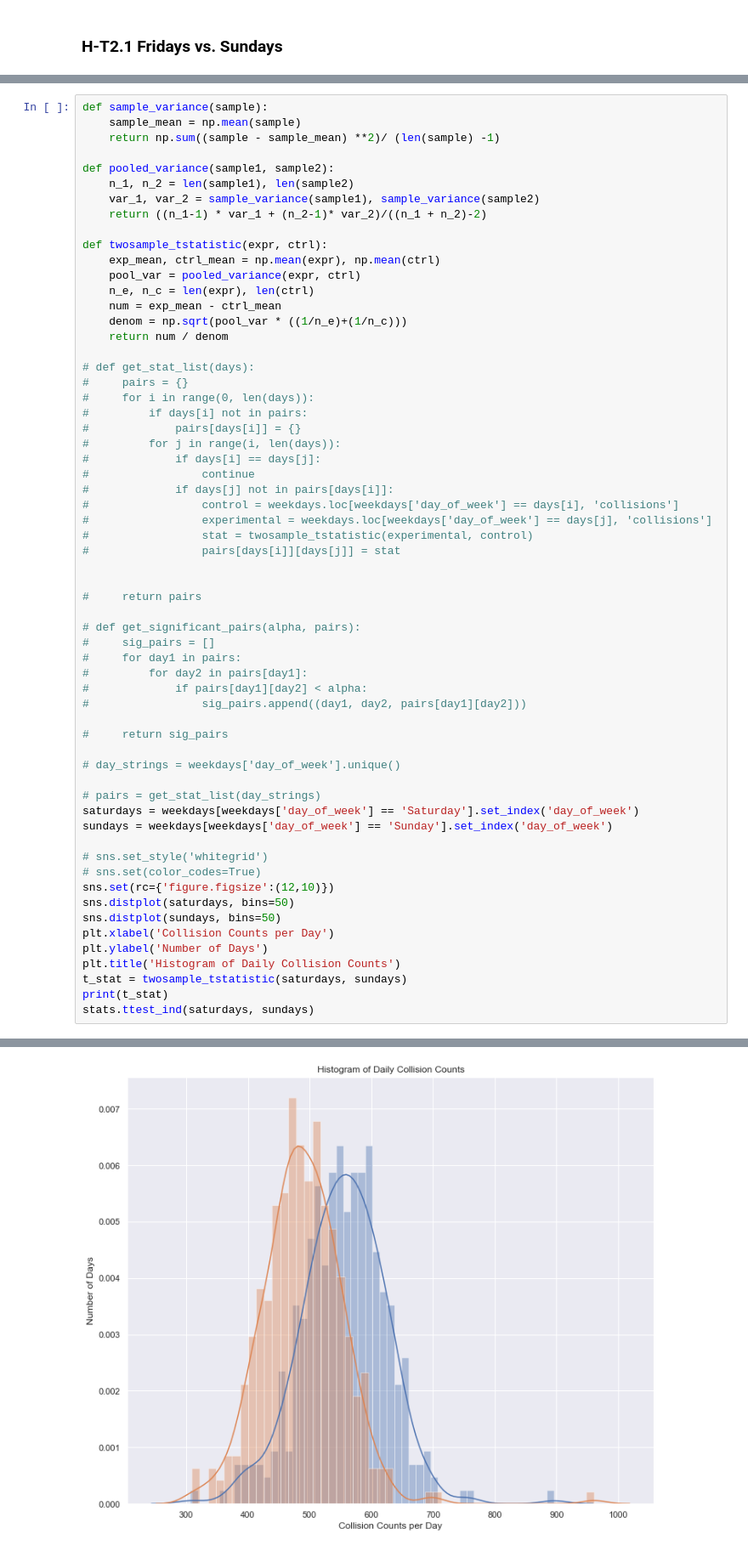
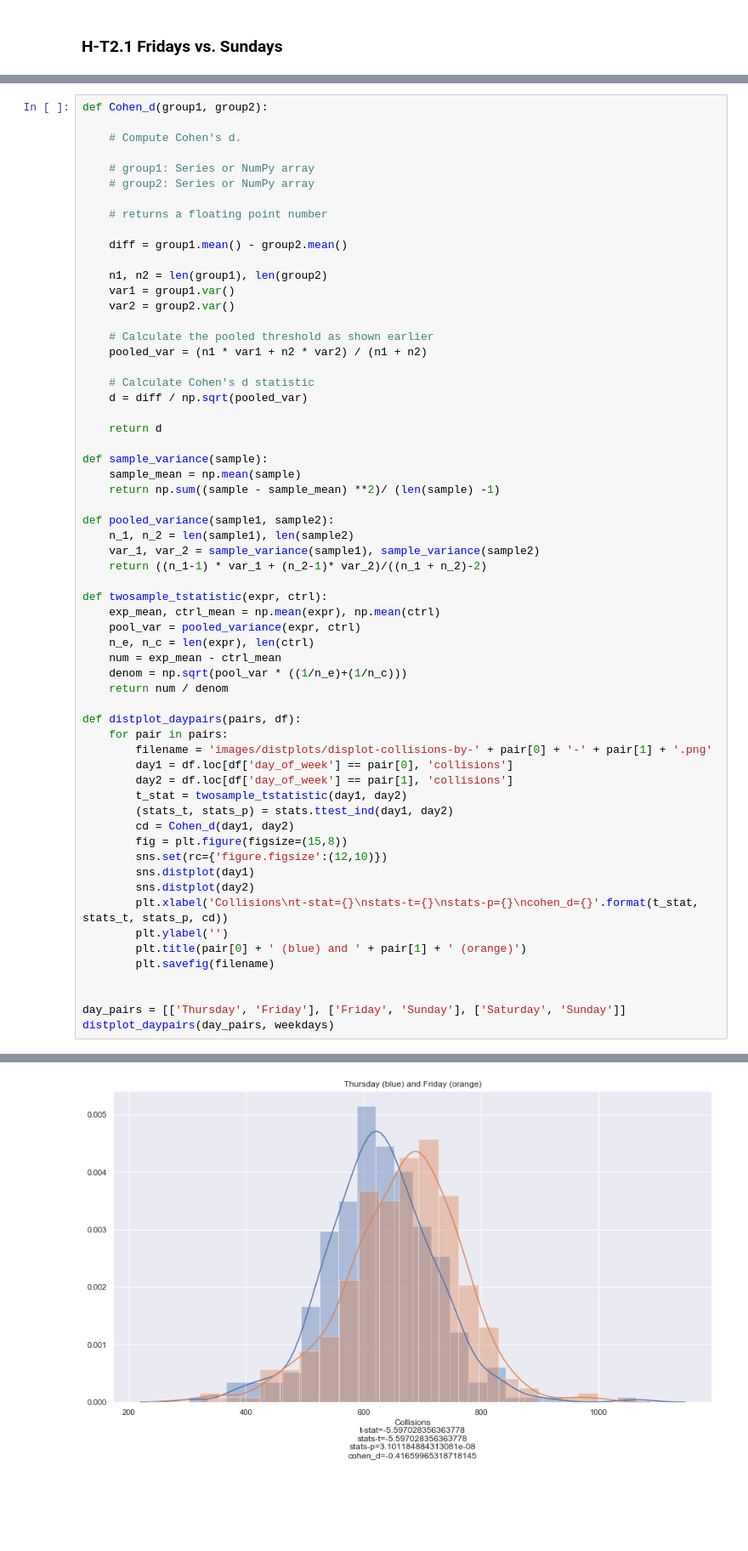
Before and after one commit to davidhaase/mod-3-final-project, a Jupyter notebook: nyc-collision.ipynb, the cells around one changed output, grey strips where cells are left out. Shown at 85% size. Drawn from its saved outputs; the diff is of its cells as text; blank space fills up the shorter version.

Commit message:
All day-by-day plots working

```diff
--- a/nyc-collision.ipynb
+++ b/nyc-collision.ipynb
@@ -252,4 +231,27 @@ plt.savefig('images/boxplot-collisions-by-saturdays-sundays.png')
 # %%
+def Cohen_d(group1, group2):
+
+    # Compute Cohen's d.
+
+    # group1: Series or NumPy array
+    # group2: Series or NumPy array
+
+    # returns a floating point number
+
+    diff = group1.mean() - group2.mean()
+
+    n1, n2 = len(group1), len(group2)
+    var1 = group1.var()
+    var2 = group2.var()
+
+    # Calculate the pooled threshold as shown earlier
+    pooled_var = (n1 * var1 + n2 * var2) / (n1 + n2)
+
+    # Calculate Cohen's d statistic
+    d = diff / np.sqrt(pooled_var)
+
+    return d
+
 def sample_variance(sample):
     sample_mean = np.mean(sample)
     return np.sum((sample - sample_mean) **2)/ (len(sample) -1)
@@ -267,47 +269,24 @@ def twosample_tstatistic(expr, ctrl):
     denom = np.sqrt(pool_var * ((1/n_e)+(1/n_c)))
     return num / denom
 
-# def get_stat_list(days):
-#     pairs = {}
-#     for i in range(0, len(days)):
-#         if days[i] not in pairs:
-#             pairs[days[i]] = {}
-#         for j in range(i, len(days)):
-#             if days[i] == days[j]:
-#                 continue
-#             if days[j] not in pairs[days[i]]:
-#                 control = weekdays.loc[weekdays['day_of_week'] == days[i], 'collisions']
-#                 experimental = weekdays.loc[weekdays['day_of_week'] == days[j], 'collisions']
-#                 stat = twosample_tstatistic(experimental, control)
-#                 pairs[days[i]][days[j]] = stat
+def distplot_daypairs(pairs, df):
+    for pair in pairs:
+        filename = 'images/distplots/displot-collisions-by-' + pair[0] + '-' + pair[1] + '.png'
+        day1 = df.loc[df['day_of_week'] == pair[0], 'collisions']
+        day2 = df.loc[df['day_of_week'] == pair[1], 'collisions']
+        t_stat = twosample_tstatistic(day1, day2)
+        (stats_t, stats_p) = stats.ttest_ind(day1, day2)
+        cd = Cohen_d(day1, day2)
+        fig = plt.figure(figsize=(15,8))
+        sns.set(rc={'figure.figsize':(12,10)})
+        sns.distplot(day1)
+        sns.distplot(day2)
+        plt.xlabel('Collisions\nt-stat={}\nstats-t={}\nstats-p={}\ncohen_d={}'.format(t_stat, stats_t, stats_p, cd))
+        plt.ylabel('')
+        plt.title(pair[0] + ' (blue) and ' + pair[1] + ' (orange)')
+        plt.savefig(filename)
 
 
-#     return pairs
-
-# def get_significant_pairs(alpha, pairs):
-#     sig_pairs = []
-#     for day1 in pairs:
-#         for day2 in pairs[day1]:
-#             if pairs[day1][day2] < alpha:
-#                 sig_pairs.append((day1, day2, pairs[day1][day2]))
-
-#     return sig_pairs
-
-# day_strings = weekdays['day_of_week'].unique()
-
-# pairs = get_stat_list(day_strings)
-saturdays = weekdays[weekdays['day_of_week'] == 'Saturday'].set_index('day_of_week')
-sundays = weekdays[weekdays['day_of_week'] == 'Sunday'].set_index('day_of_week')
-
-# sns.set_style('whitegrid')
-# sns.set(color_codes=True)
-sns.set(rc={'figure.figsize':(12,10)})
-sns.distplot(saturdays, bins=50)
-sns.distplot(sundays, bins=50)
-plt.xlabel('Collision Counts per Day')
-plt.ylabel('Number of Days')
-plt.title('Histogram of Daily Collision Counts')
-t_stat = twosample_tstatistic(saturdays, sundays)
-print(t_stat)
-stats.ttest_ind(saturdays, sundays)
+day_pairs = [['Thursday', 'Friday'], ['Friday', 'Sunday'], ['Saturday', 'Sunday']]
+distplot_daypairs(day_pairs, weekdays)
 # %% [output]
@@ -317 +298 @@ Ttest_indResult(statistic=array([13.12201923]), pvalue=array([1.98918195e-35]))
-[figure, old version]
+[figure, new version]
```
Also changed, not shown: parts of 14 cells of this notebook.
